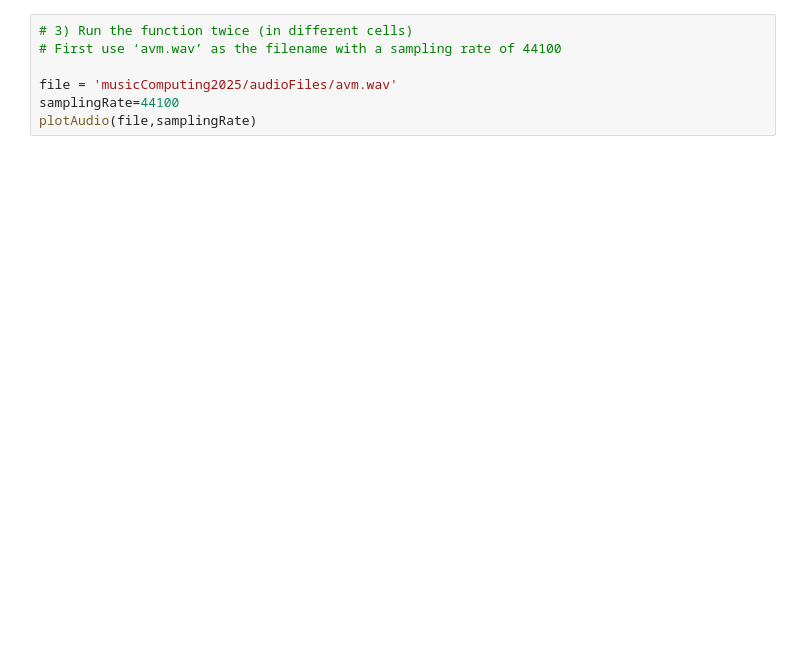
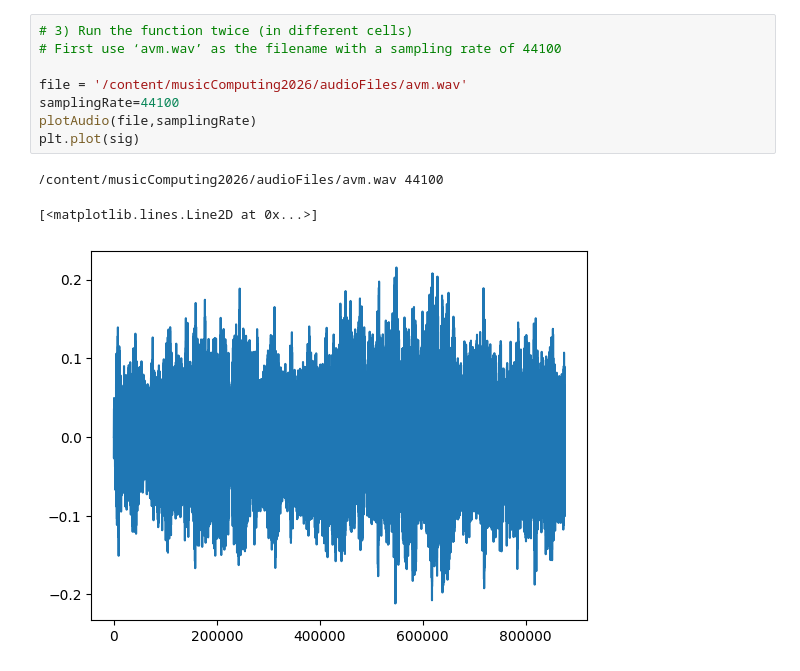
Before and after one commit to charlielain/MusicComputing, a Jupyter notebook: assignments/labAssignment1.ipynb, the cells around one changed output. Cells and saved outputs as stored; diff of their text form; blank space fills up the shorter version.

```diff
--- a/assignments/labAssignment1.ipynb
+++ b/assignments/labAssignment1.ipynb
@@ -50,9 +46,14 @@ FileNotFoundError: [Errno 2] No such file or directory: 'imc2023/audioFiles/avm2
 # %%
 # 3) Run the function twice (in different cells)
 # First use ‘avm.wav’ as the filename with a sampling rate of 44100
 
-file = 'musicComputing2025/audioFiles/avm.wav'
+file = '/content/musicComputing2026/audioFiles/avm.wav'
 samplingRate=44100
 plotAudio(file,samplingRate)
+plt.plot(sig)
+# %% [output]
+/content/musicComputing2026/audioFiles/avm.wav 44100
+[<matplotlib.lines.Line2D at 0x...>]
+[figure, added]
 # %%
 # Second use ‘avm.wav’ as the filename with a sampling rate of 441
```
Also changed, not shown: parts of 3 cells of this notebook.
